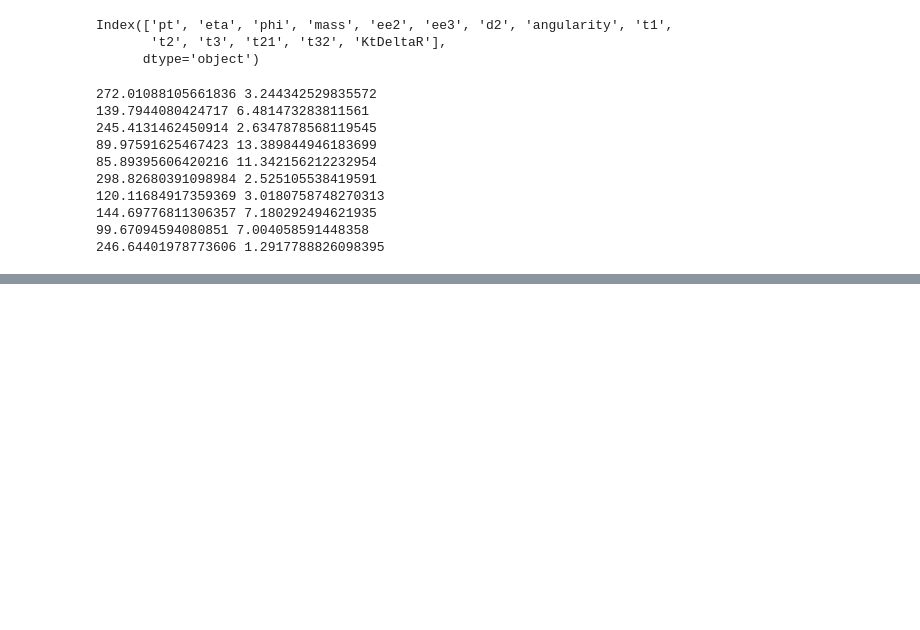
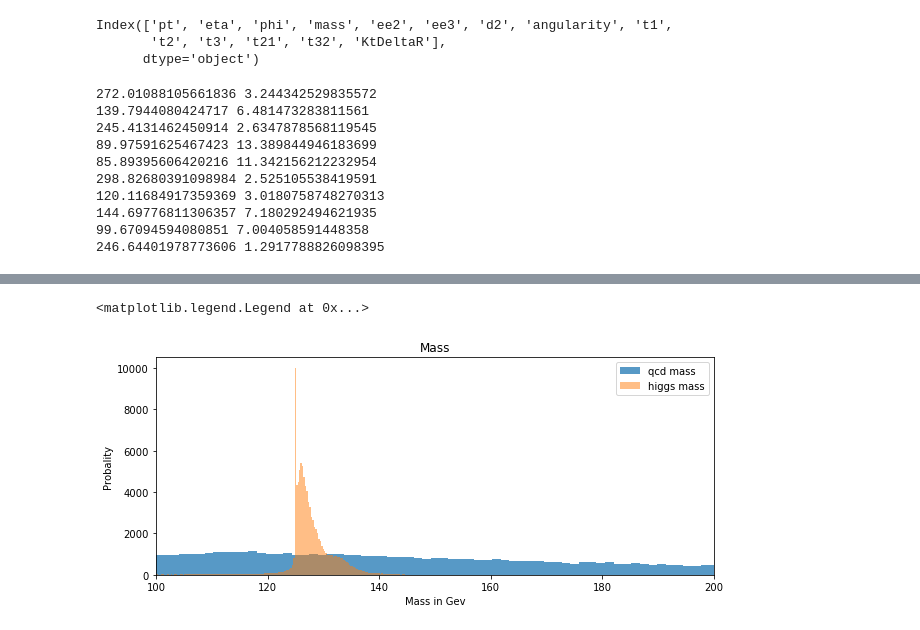
Before and after one commit to GammasBox/phys434Lab, a Jupyter notebook: Lab5.ipynb, the cells around one changed output, grey strips where cells are left out. Drawn from its saved outputs; the diff is of its cells as text; code cells hidden in the pictures; blank space fills up the shorter version.

```diff
--- a/Lab5.ipynb
+++ b/Lab5.ipynb
@@ -347,0 +148,15 @@ plt.legend()
+# %%
+plt.hist(qcdData['mass'], bins=500, density= False,label ='qcd mass',alpha=0.75)
+plt.show
+#plt.xlim([0,20])
+plt.legend()
+plt.hist(higgsData['mass'], bins=500, density= False,label ='higgs mass',alpha=0.5)
+plt.show
+plt.title('Mass')
+plt.ylabel('Probability')
+plt.xlabel('Mass in Gev')
+plt.xlim([100,200])
+plt.legend()
+# %% [output]
+<matplotlib.legend.Legend at 0x...>
+[figure, added]
```
Also changed, not shown: parts of 46 cells of this notebook, 1 other file.
